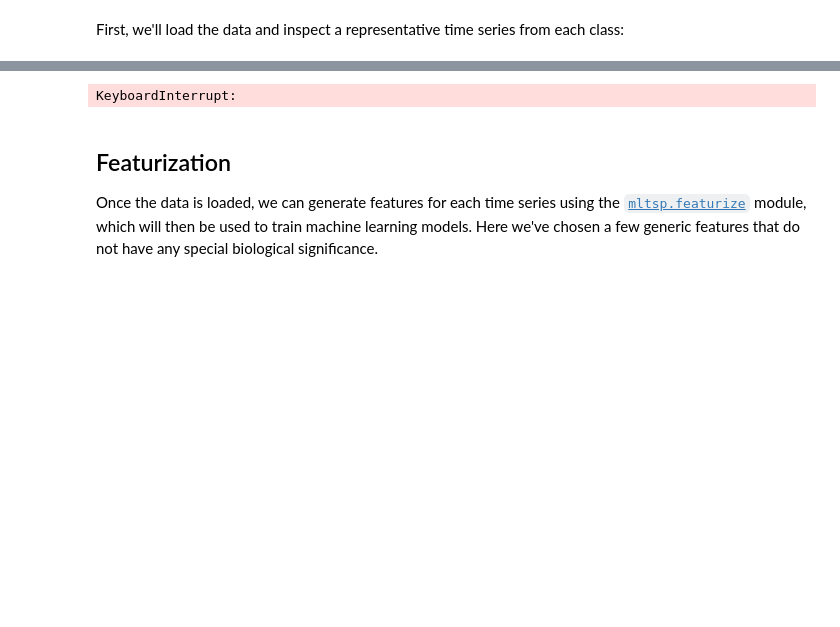
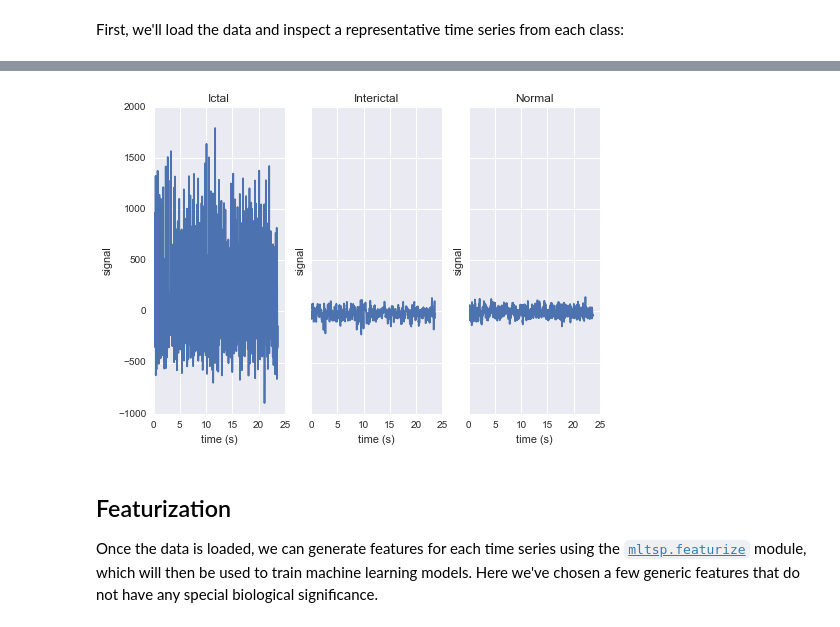
Before and after one commit to cesium-ml/cesium, a Jupyter notebook: examples/EEG_Example.ipynb, the cells around one changed output, grey strips where cells are left out. Saved outputs shown, nothing was run; the diff lists cells and outputs as text; code cells hidden in the pictures; blank space fills up the shorter version.

```diff
--- a/examples/EEG_Example.ipynb
+++ b/examples/EEG_Example.ipynb
@@ -13,13 +13,13 @@ import seaborn; seaborn.set()
 from mltsp import datasets
 
 eeg = datasets.fetch_andrzejak()
-eeg.classes = eeg.classes.astype('U16') #  allocate memory for longer class names
-eeg.classes[np.logical_or(eeg.classes=='Z', eeg.classes=='O')] = 'Normal'
-eeg.classes[np.logical_or(eeg.classes=='N', eeg.classes=='F')] = 'Interictal'
-eeg.classes[eeg.classes=='S'] = 'Ictal'
-fig, ax = plt.subplots(1, len(np.unique(eeg.classes)), sharey=True)
-for label, subplot in zip(np.unique(eeg.classes), ax):
-    i = np.where(eeg.classes == label)[0][0]
-    subplot.plot(eeg.times[i], eeg.measurements[i])
-    subplot.set(xlabel='time (s)', ylabel='signal', title=label)
+eeg["classes"] = eeg["classes"].astype('U16') #  allocate memory for longer class names
+eeg["classes"][np.logical_or(eeg["classes"]=="Z", eeg["classes"]=="O")] = "Normal"
+eeg["classes"][np.logical_or(eeg["classes"]=="N", eeg["classes"]=="F")] = "Interictal"
+eeg["classes"][eeg["classes"]=="S"] = "Ictal"
+fig, ax = plt.subplots(1, len(np.unique(eeg["classes"])), sharey=True)
+for label, subplot in zip(np.unique(eeg["classes"]), ax):
+    i = np.where(eeg["classes"] == label)[0][0]
+    subplot.plot(eeg["times"][i], eeg["measurements"][i])
+    subplot.set(xlabel="time (s)", ylabel="signal", title=label)
 # %% [output]
@@ -27,4 +27,4 @@ WARNING:mltsp.datasets.andrzejak:Downloading data from http://epileptologie-bonn
-KeyboardInterrupt:
+[figure, added]
 # %% [markdown]
 ## Featurization
 Once the data is loaded, we can generate features for each time series using the [`mltsp.featurize`](https://mltsp.readthedocs.org/en/latest/api/mltsp.featurize.html) module, which will then be used to train machine learning models. Here we've chosen a few generic features that do not have any special biological significance.
```
Also changed, not shown: parts of 9 cells of this notebook.
